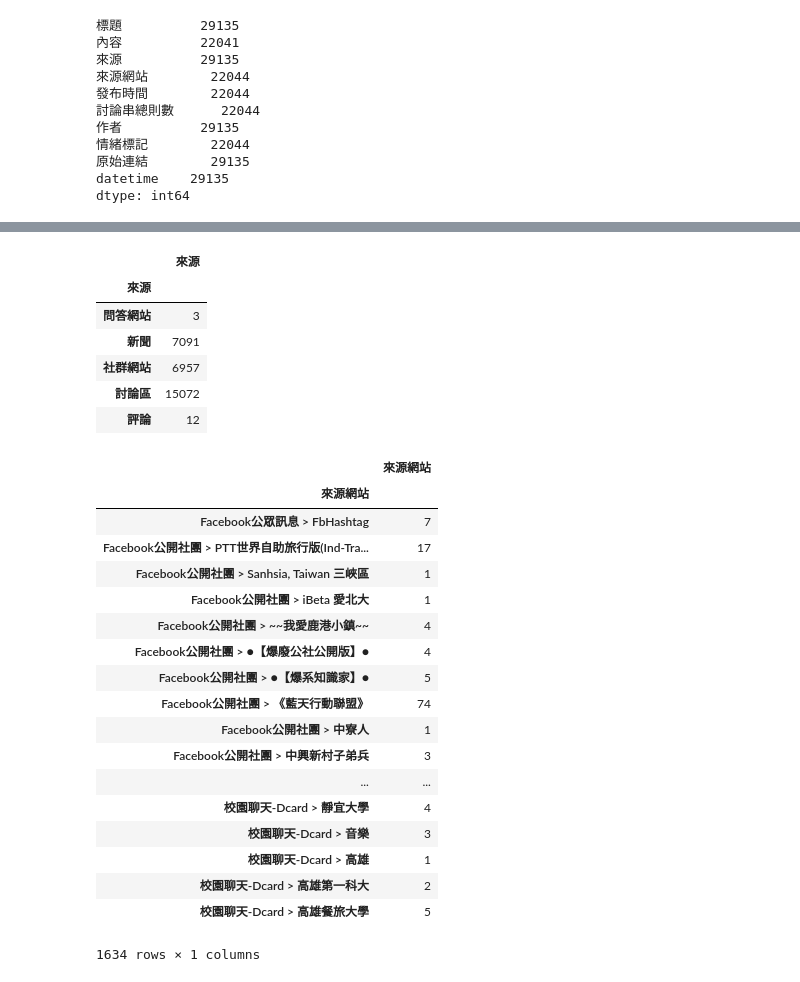
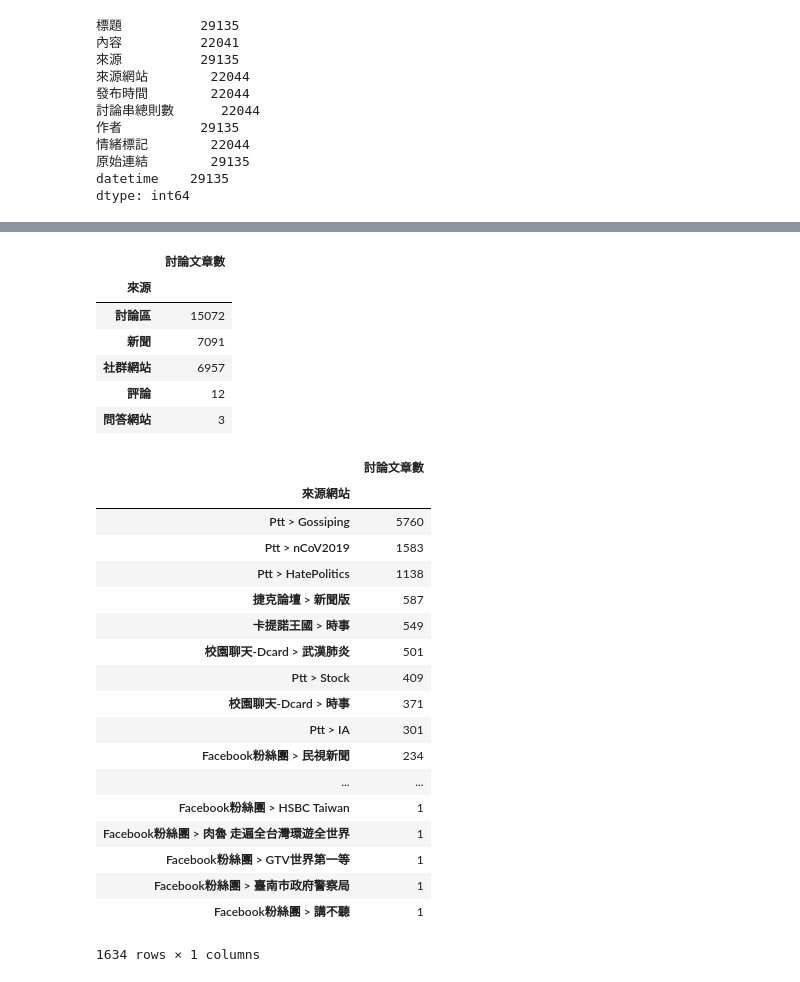
Before and after one commit to Ken0327/DataInnovation, a Jupyter notebook: eLand_data.ipynb, the cells around one changed output, grey strips where cells are left out. Cells and saved outputs as stored; diff of their text form; code cells hidden in the pictures.

Commit message:
update eland data for source and media

```diff
--- a/eLand_data.ipynb
+++ b/eLand_data.ipynb
@@ -144,40 +146,48 @@ df_keyword.to_csv ('df_keyword.csv', index = True, header=True)
 
 df_keywordbySource = df_keyword.groupby('來源').agg({'來源': np.size})
 
+df_keywordbySource = df_keywordbySource.rename(columns={"來源": "討論文章數"})
+
+df_keywordbySource = df_keywordbySource.sort_values(by='討論文章數', ascending=False)
+
 df_keywordbySource.to_csv ('KeywordbySource.csv', index = True, header=True)
 
 df_keywordbySource
 # %% [output]
-|  | 來源 |
+|  | 討論文章數 |
 | 來源 |  |
-| 問答網站 | 3 |
+| 討論區 | 15072 |
 | 新聞 | 7091 |
 | 社群網站 | 6957 |
-| 討論區 | 15072 |
 | 評論 | 12 |
+| 問答網站 | 3 |
 # %%
 df_keywordbyMedia = df_keyword.groupby('來源網站').agg({'來源網站': np.size})
+
+df_keywordbyMedia = df_keywordbyMedia.rename(columns={"來源網站": "討論文章數"})
+
+df_keywordbyMedia = df_keywordbyMedia.sort_values(by='討論文章數', ascending=False)
 
 df_keywordbyMedia.to_csv ('KeywordbyMedia.csv', index = True, header=True)
 
 df_keywordbyMedia
 # %% [output]
-|  | 來源網站 |
+|  | 討論文章數 |
 | 來源網站 |  |
-| Facebook公眾訊息 > FbHashtag | 7 |
-| Facebook公開社團 > PTT世界自助旅行版(Ind-Tra... | 17 |
-| Facebook公開社團 > Sanhsia, Taiwan 三峽區 | 1 |
-| Facebook公開社團 > iBeta 愛北大 | 1 |
-| Facebook公開社團 > ~~我愛鹿港小鎮~~ | 4 |
-| Facebook公開社團 > ●【爆廢公社公開版】● | 4 |
-| Facebook公開社團 > ●【爆系知識家】● | 5 |
-| Facebook公開社團 > 《藍天行動聯盟》 | 74 |
-| Facebook公開社團 > 中寮人 | 1 |
-| Facebook公開社團 > 中興新村子弟兵 | 3 |
+| Ptt > Gossiping | 5760 |
+| Ptt > nCoV2019 | 1583 |
+| Ptt > HatePolitics | 1138 |
+| 捷克論壇 > 新聞版 | 587 |
+| 卡提諾王國 > 時事 | 549 |
+| 校園聊天-Dcard > 武漢肺炎 | 501 |
+| Ptt > Stock | 409 |
+| 校園聊天-Dcard > 時事 | 371 |
+| Ptt > IA | 301 |
+| Facebook粉絲團 > 民視新聞 | 234 |
 | ... | ... |
-| 校園聊天-Dcard > 靜宜大學 | 4 |
-| 校園聊天-Dcard > 音樂 | 3 |
-| 校園聊天-Dcard > 高雄 | 1 |
-| 校園聊天-Dcard > 高雄第一科大 | 2 |
-| 校園聊天-Dcard > 高雄餐旅大學 | 5 |
+| Facebook粉絲團 > HSBC Taiwan | 1 |
+| Facebook粉絲團 > 肉魯 走遍全台灣環遊全世界 | 1 |
+| Facebook粉絲團 > GTV世界第一等 | 1 |
+| Facebook粉絲團 > 臺南市政府警察局 | 1 |
+| Facebook粉絲團 > 講不聽 | 1 |
 1634 rows × 1 columns
```
Also changed, not shown: parts of 2 cells of this notebook, 3 other files.
